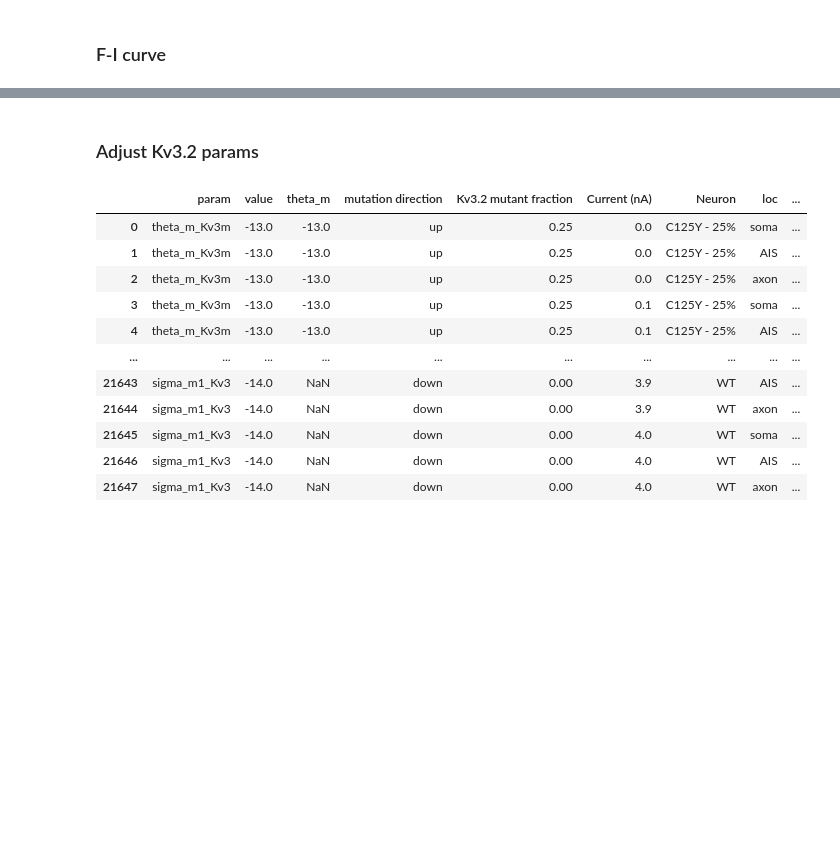
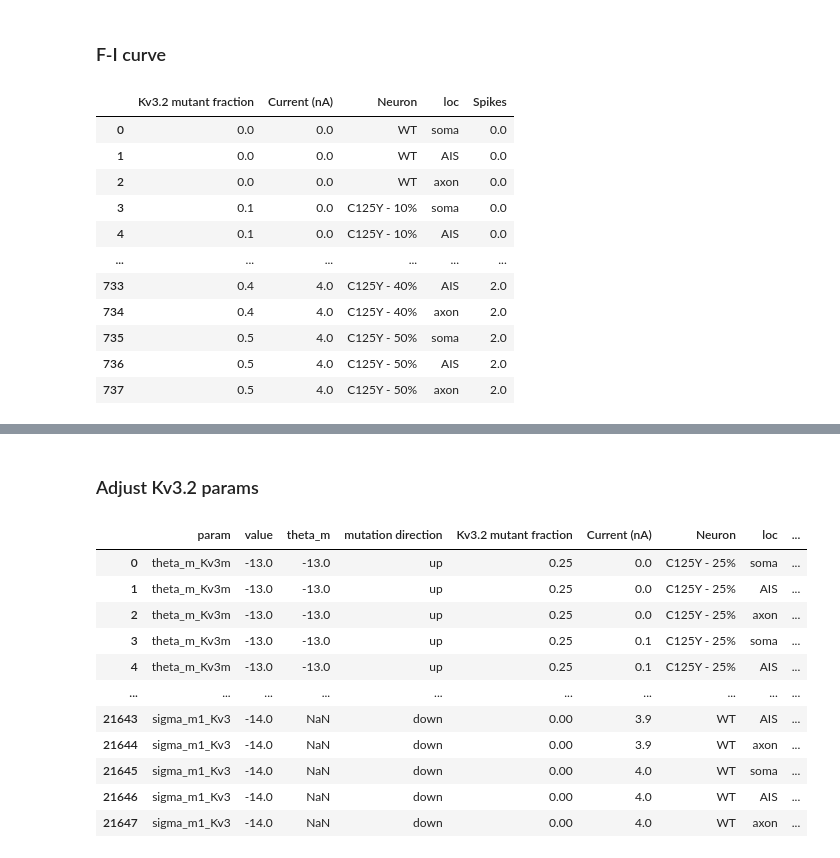
Before and after one commit to ChrisCurrin/pv-kcnc2, a Jupyter notebook: notebook.ipynb, the cells around one changed output, grey strips where cells are left out. Saved outputs shown, nothing was run; the diff lists cells and outputs as text; code cells hidden in the pictures; blank space fills up the shorter version.

```diff
--- a/notebook.ipynb
+++ b/notebook.ipynb
@@ -695,51 +816,64 @@ Mutant properties: {'theta_m': -50.0, 'k_m': 15.0, 'tau_m0': 0.1, 'tau_m1': 80.0
 # %% [markdown]
 ### F-I curve
 # %%
-stims = [(amp, 0) for amp in np.round(np.arange(0.,4.1,0.1), 3)]
+from src.data.files import get_cache_root
+import hashlib
+
+stims = [(amp, 0) for amp in np.round(np.arange(0.0, 4.1, 0.1), 3)]
 
 fractions = [0, 0.05, 0.10, 0.15, 0.20, 0.25, 0.3, 0.35, 0.4, 0.5]
 fractions = [0, 0.10, 0.25, 0.3, 0.4, 0.5]
 
 dur = 250
-amp_result = run_sims("default", stims, fractions, dur=dur, load=True, arrow=False)
 
-ap_df = pd.DataFrame()
+# hash stims, fractions, and dur
+# this allows us to load the summary dataframe directly from cache
+hashed = hashlib.md5(str((stims, fractions, dur)).encode("utf-8")).hexdigest()
 
-for key, val in amp_result.items():
-    nrn_name = key[: key.find("_")]
-    frac = val[KVMUT_FRAC_LABEL]
-    current = val[CURRENT_LABEL]
-    ap_soma = val["APCount"]["soma"].n
-    ap_ais = val["APCount"]["init"].n
-    ap_axon = val["APCount"]["comm"].n
+ap_file = get_cache_root() / f"ap-{hashed}.h5"
 
-    ap_df = pd.concat(
-        [
-            ap_df,
-            pd.DataFrame(
-                {
-                    KVMUT_FRAC_LABEL: frac,
-                    CURRENT_LABEL: current,
-                    "Neuron": nrn_name,
-                    "loc": ["soma", "AIS", "axon"],
-                    "Spikes": [ap_soma, ap_ais, ap_axon],
-                },
-            ),
-        ],
-        ignore_index=True,
-    )
-ap_df[FIRING_RATE_LABEL] = ap_df["Spikes"] / (dur / 1000)
+if not ap_file.exists():
+    default_amp_result = run_sims("default", stims, fractions, dur=dur, load=True)
 
-sns.lineplot(
-    data=ap_df,
-    x=CURRENT_LABEL,
-    y=FIRING_RATE_LABEL,
-    hue="Neuron",
-    style="Neuron",
-    # markers=["o", "s", "D"],
-    palette="Greys_r",
-    size="loc",
-    size_order=["AIS"],
+    ap_df = pd.DataFrame()
+    for key, val in default_amp_result.items():
+        nrn_name = key[: key.find("_")]
+        frac = val[KVMUT_FRAC_LABEL]
+        current = val[CURRENT_LABEL]
+        ap_soma = val["APCount"]["soma"].n
+        ap_ais = val["APCount"]["init"].n
+        ap_axon = val["APCount"]["comm"].n
 
-)
+        ap_df = pd.concat(
+            [
+                ap_df,
+                pd.DataFrame(
+                    {
+                        KVMUT_FRAC_LABEL: frac,
+                        CURRENT_LABEL: current,
+                        "Neuron": nrn_name,
+                        "loc": ["soma", "AIS", "axon"],
+                        "Spikes": [ap_soma, ap_ais, ap_axon],
+                    },
+                ),
+            ],
+            ignore_index=True,
+        )
+    ap_df.to_hdf(ap_file, "df")
+
+ap_df = pd.read_hdf(ap_file, "df")
+
+ap_df
 # %% [output]
+|  | Kv3.2 mutant fraction | Current (nA) | Neuron | loc | Spikes |
+| 0 | 0.0 | 0.0 | WT | soma | 0.0 |
+| 1 | 0.0 | 0.0 | WT | AIS | 0.0 |
+| 2 | 0.0 | 0.0 | WT | axon | 0.0 |
+| 3 | 0.1 | 0.0 | C125Y - 10% | soma | 0.0 |
+| 4 | 0.1 | 0.0 | C125Y - 10% | AIS | 0.0 |
+| ... | ... | ... | ... | ... | ... |
+| 733 | 0.4 | 4.0 | C125Y - 40% | AIS | 2.0 |
+| 734 | 0.4 | 4.0 | C125Y - 40% | axon | 2.0 |
+| 735 | 0.5 | 4.0 | C125Y - 50% | soma | 2.0 |
+| 736 | 0.5 | 4.0 | C125Y - 50% | AIS | 2.0 |
+| 737 | 0.5 | 4.0 | C125Y - 50% | axon | 2.0 |
```
Also changed, not shown: parts of 17 cells of this notebook, 8 other files.
